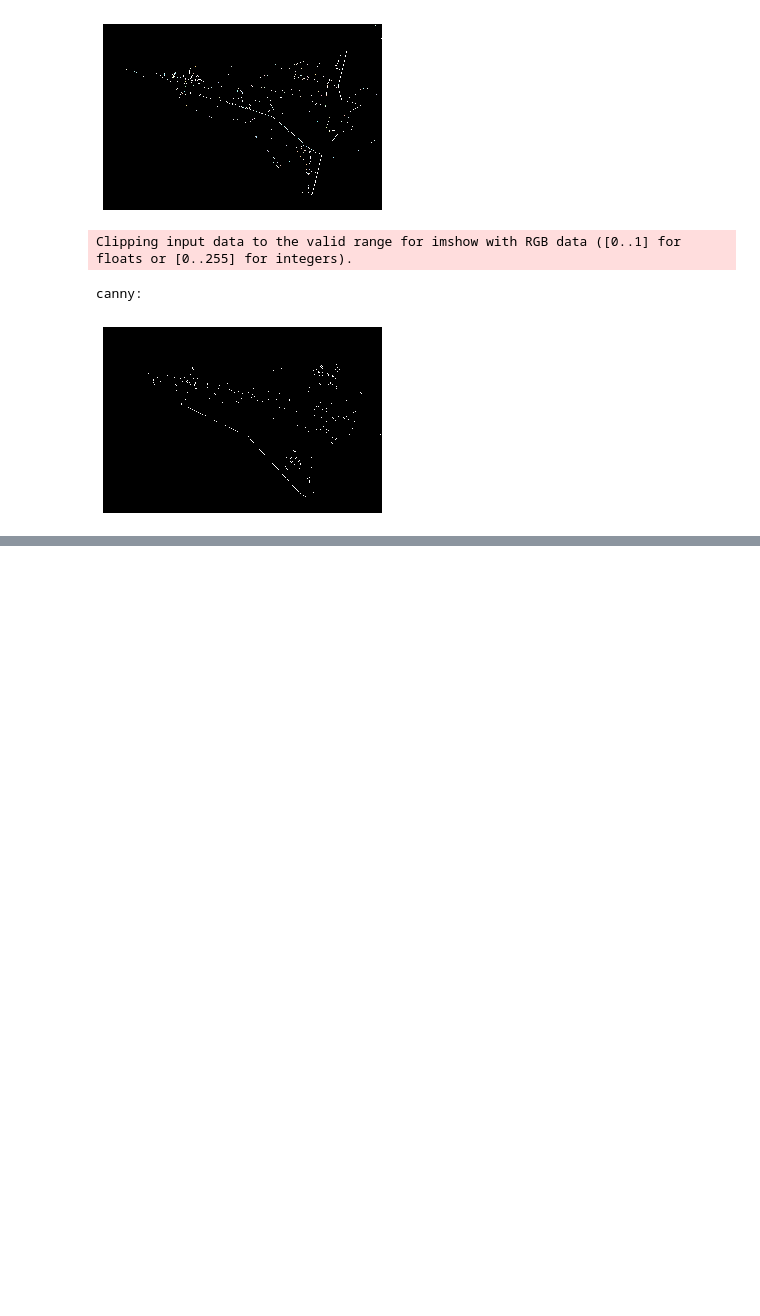
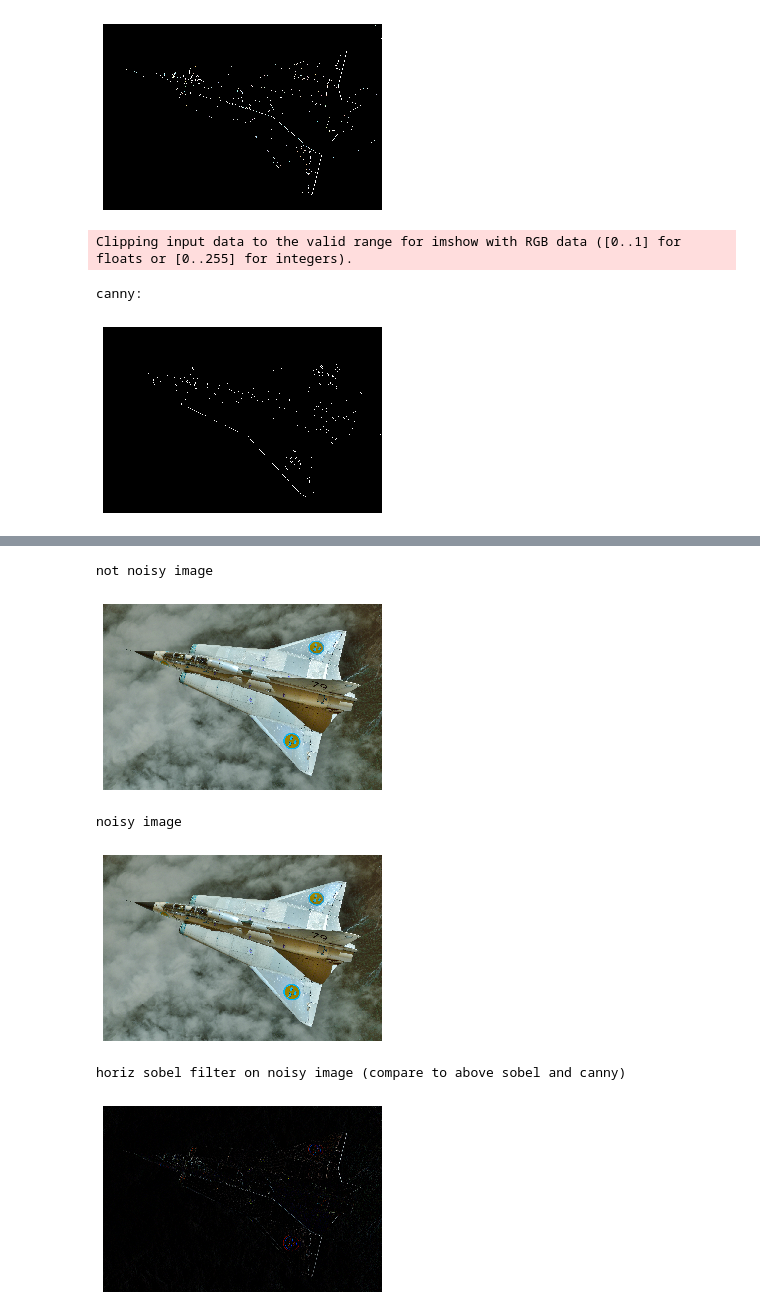
Before and after one commit to Daniel-E-B/cs280-computer-vision, a Jupyter notebook: Edge Detection/Edge detection.ipynb, the cells around one changed output, grey strips where cells are left out. Cells and saved outputs as stored; diff of their text form; code cells hidden in the pictures; blank space fills up the shorter version.

Commit message:
complete edge det assignment

```diff
--- a/Edge Detection/Edge detection.ipynb
+++ b/Edge Detection/Edge detection.ipynb
@@ -242,0 +240,20 @@ array([[[ 0.,  0.,  0.],
+# %%
+# noise
+from skimage.util import random_noise
+print("not noisy image")
+display(image)
+noisy = cv2.imread('../Filters/draken.jpg')
+print("noisy image")
+display(noisy)
+print("horiz sobel filter on noisy image (compare to above sobel and canny)")
+display(cv2.filter2D(image, -1, filter))
+
+# more noise comes through in the image with edges, surprise surprise!
+# I didn't run the canny filter on the noisy image, but it was good at reducing noise for the original
+# %% [output]
+not noisy image
+[figure, added]
+noisy image
+[figure, added]
+horiz sobel filter on noisy image (compare to above sobel and canny)
+[figure, added]
```
Also changed, not shown: parts of 5 cells of this notebook, 1 other file.
